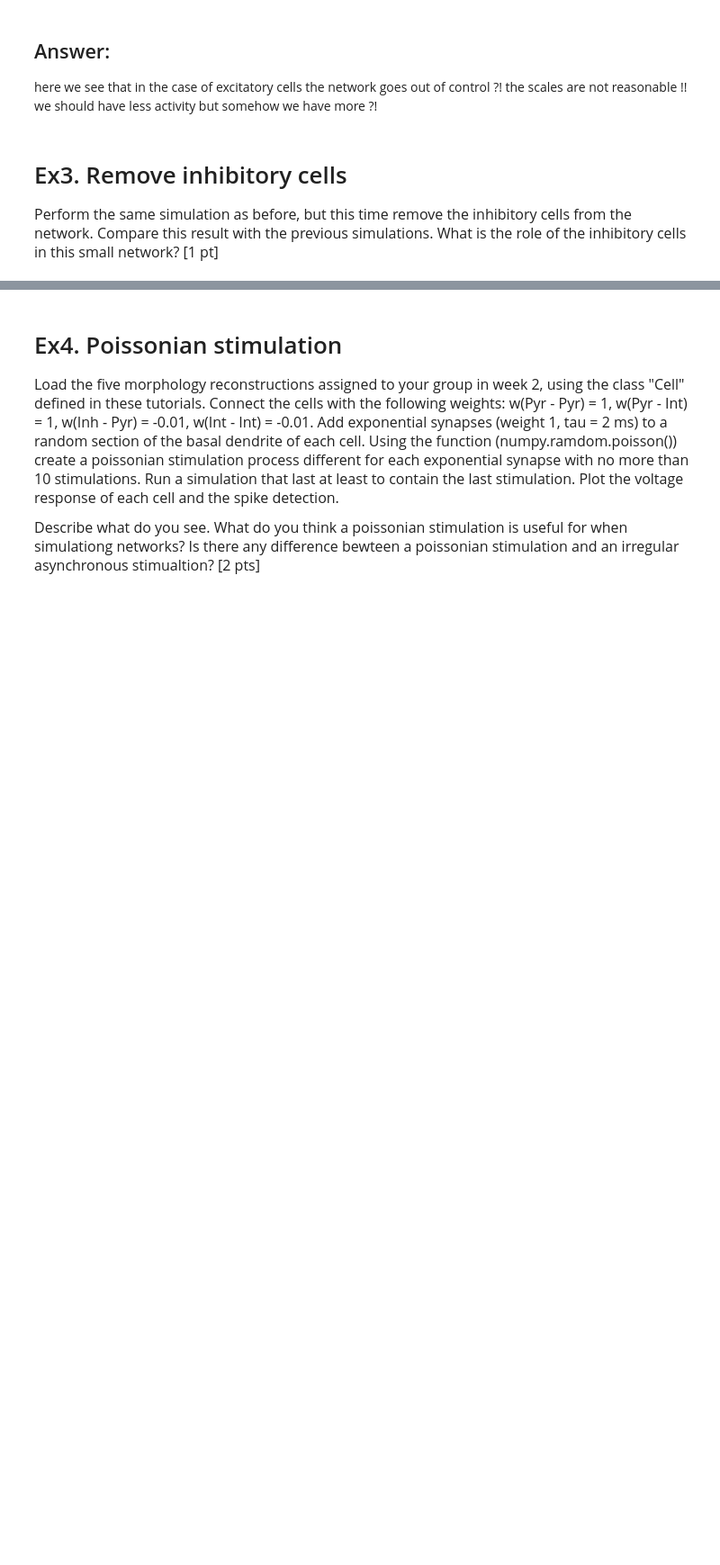
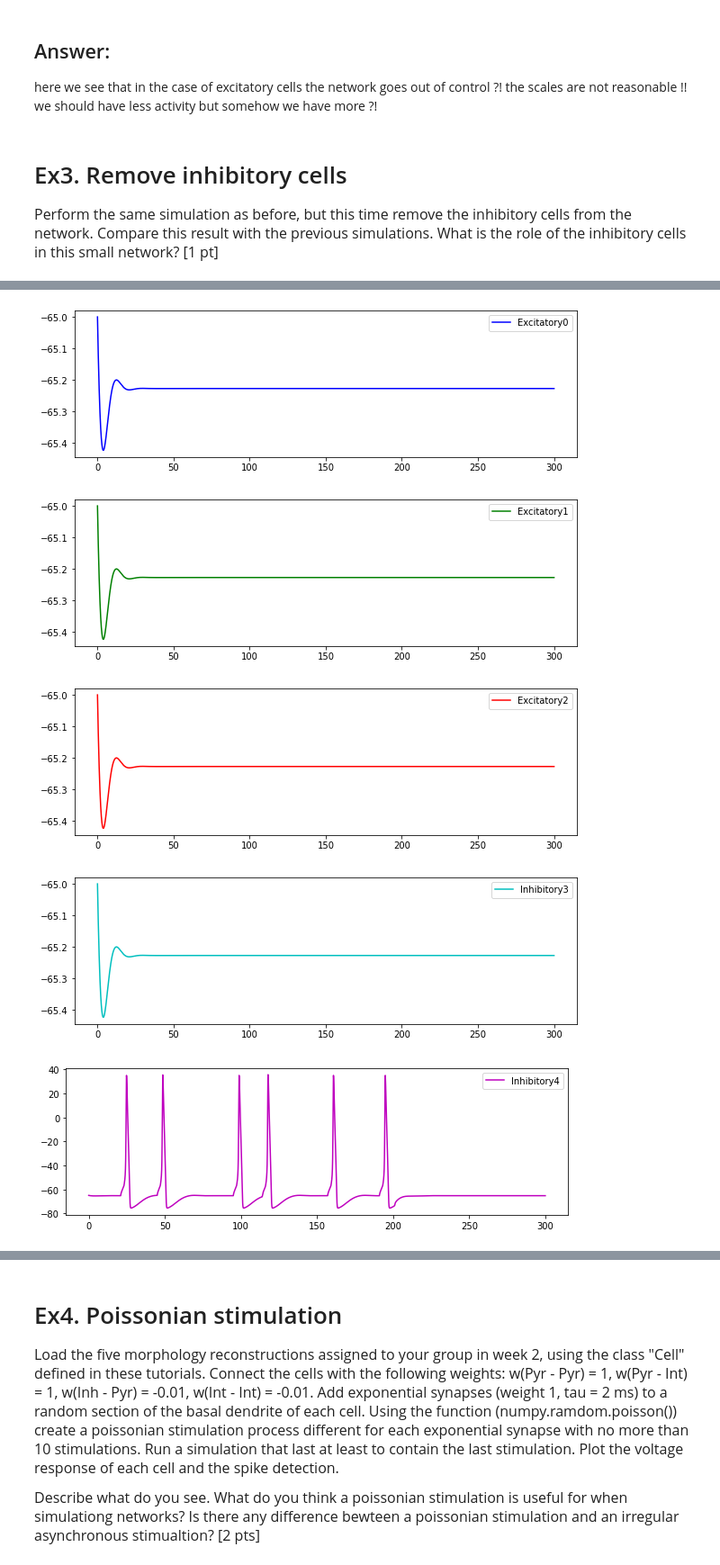
Before and after one commit to jjt20/InSilicoClass, a Jupyter notebook: my_notebooks/week10/Week10_HomeWork.ipynb, the cells around one changed output, grey strips where cells are left out. Shown at 90% size. Drawn from its saved outputs; the diff is of its cells as text; code cells hidden in the pictures; blank space fills up the shorter version.

```diff
--- a/my_notebooks/week10/Week10_HomeWork.ipynb
+++ b/my_notebooks/week10/Week10_HomeWork.ipynb
@@ -554,0 +570,19 @@ h.continuerun(300)
+# %%
+# plot in seperate plots
+colors = ['b', 'g', 'r', 'c', 'm', 'y', 'k', 'w']
+for idx, v in enumerate(v_traces):
+    plt.figure(figsize=(10,3))
+    #plt.scatter(all_stims[idx],np.zeros_like(spike_times)-80)
+    if idx<=2:
+        plt.plot(time, v, label='Excitatory%d'%idx, color=colors[idx])
+    else:
+        plt.plot(time, v, label='Inhibitory%d'%idx, color=colors[idx])
+    plt.legend()
+
+plt.show()
+# %% [output]
+[figure, added]
+[figure, added]
+[figure, added]
+[figure, added]
+[figure, added]
```
Also changed, not shown: parts of 11 cells of this notebook, 14 other files.
